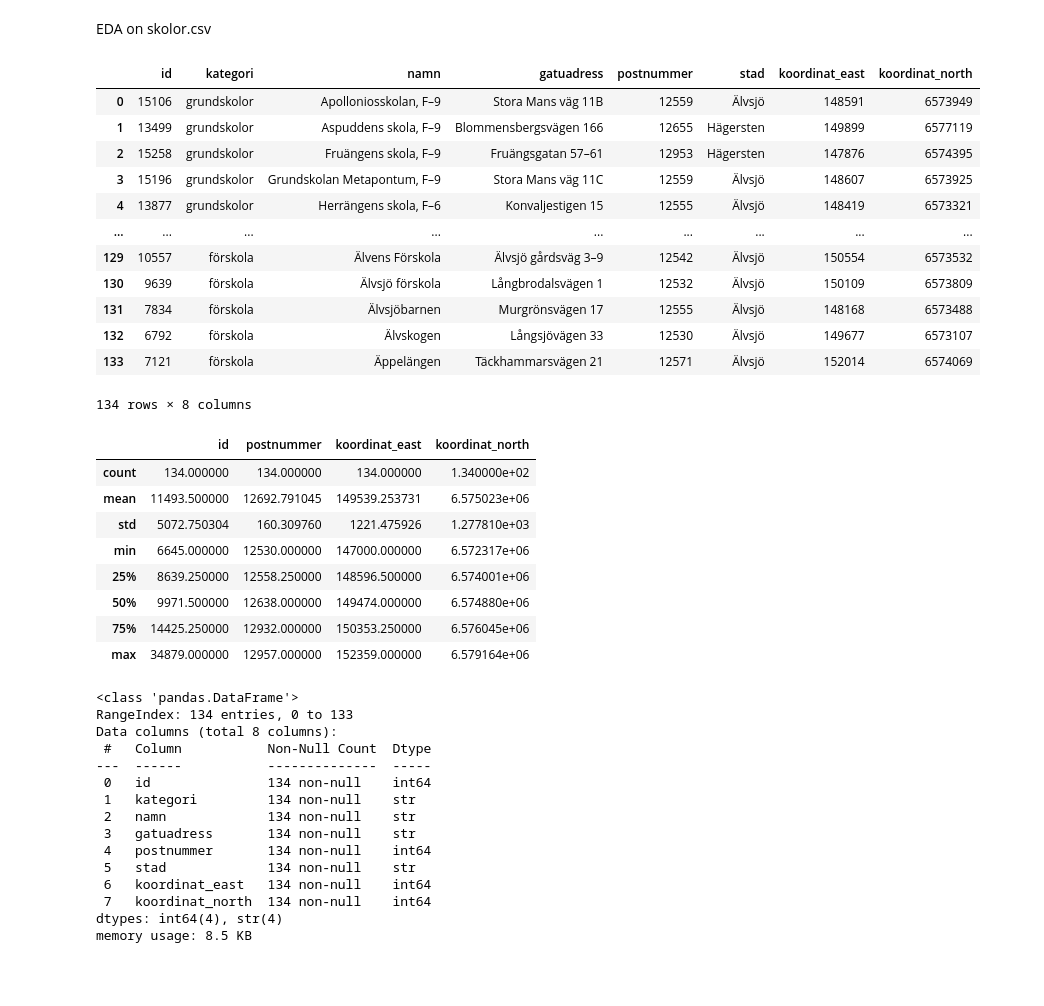
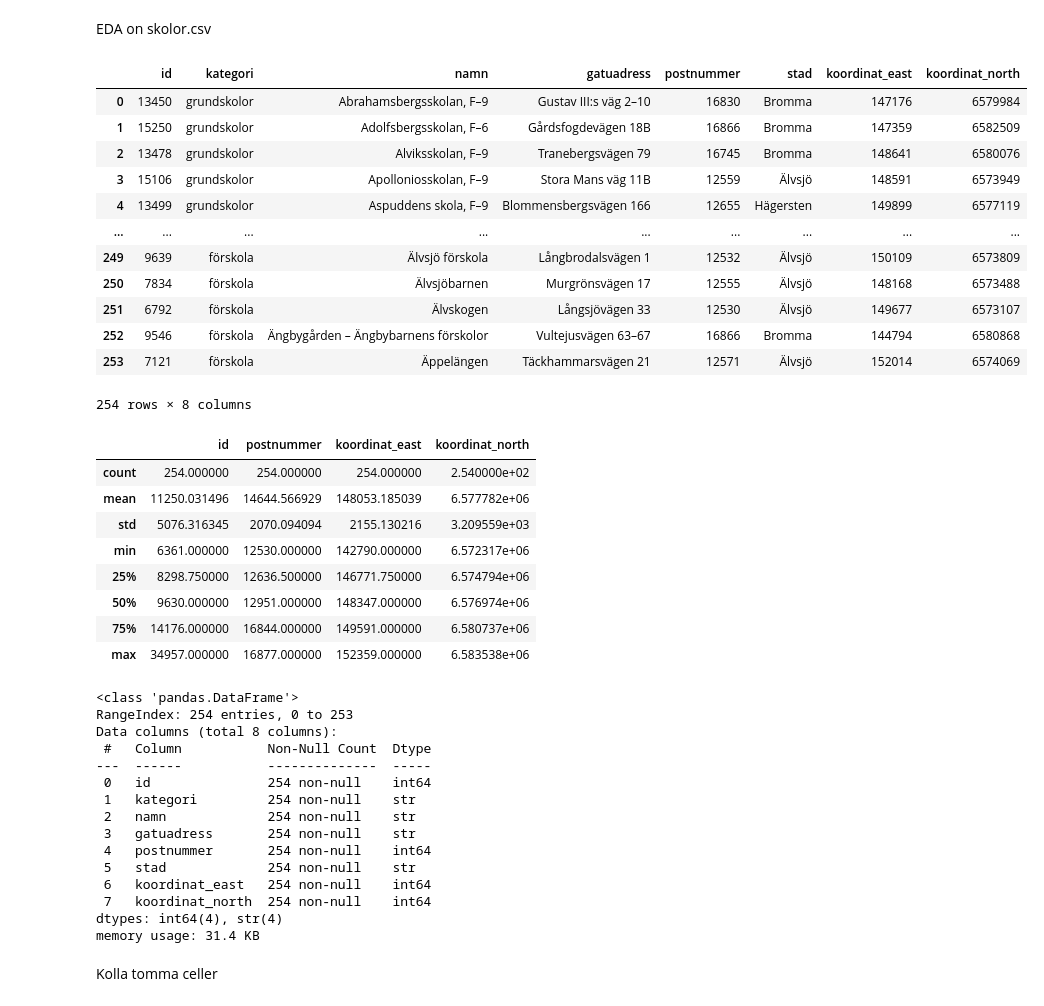
Before and after one commit to cactus-commits/UrbanPulse, a Jupyter notebook: EDA/eda_hannah.ipynb, the cells around one changed output. Cells and saved outputs as stored; diff of their text form; code cells hidden in the pictures; blank space fills up the shorter version.

```diff
--- a/EDA/eda_hannah.ipynb
+++ b/EDA/eda_hannah.ipynb
@@ -131,50 +119,52 @@ duckdb.sql(
 # %% [markdown]
 EDA on skolor.csv
 # %%
-df2 = pd.read_csv('../data_files/skolor.csv')
+df2 = pd.read_csv('../data_files/skolor_raw.csv')
 
 df2
 # %% [output]
 |  | id | kategori | namn | gatuadress | postnummer | stad | koordinat_east | koordinat_north |
-| 0 | 15106 | grundskolor | Apolloniosskolan, F–9 | Stora Mans väg 11B | 12559 | Älvsjö | 148591 | 6573949 |
-| 1 | 13499 | grundskolor | Aspuddens skola, F–9 | Blommensbergsvägen 166 | 12655 | Hägersten | 149899 | 6577119 |
-| 2 | 15258 | grundskolor | Fruängens skola, F–9 | Fruängsgatan 57–61 | 12953 | Hägersten | 147876 | 6574395 |
-| 3 | 15196 | grundskolor | Grundskolan Metapontum, F–9 | Stora Mans väg 11C | 12559 | Älvsjö | 148607 | 6573925 |
-| 4 | 13877 | grundskolor | Herrängens skola, F–6 | Konvaljestigen 15 | 12555 | Älvsjö | 148419 | 6573321 |
+| 0 | 13450 | grundskolor | Abrahamsbergsskolan, F–9 | Gustav III:s väg 2–10 | 16830 | Bromma | 147176 | 6579984 |
+| 1 | 15250 | grundskolor | Adolfsbergsskolan, F–6 | Gårdsfogdevägen 18B | 16866 | Bromma | 147359 | 6582509 |
+| 2 | 13478 | grundskolor | Alviksskolan, F–9 | Tranebergsvägen 79 | 16745 | Bromma | 148641 | 6580076 |
+| 3 | 15106 | grundskolor | Apolloniosskolan, F–9 | Stora Mans väg 11B | 12559 | Älvsjö | 148591 | 6573949 |
+| 4 | 13499 | grundskolor | Aspuddens skola, F–9 | Blommensbergsvägen 166 | 12655 | Hägersten | 149899 | 6577119 |
 | ... | ... | ... | ... | ... | ... | ... | ... | ... |
-| 129 | 10557 | förskola | Älvens Förskola | Älvsjö gårdsväg 3–9 | 12542 | Älvsjö | 150554 | 6573532 |
-| 130 | 9639 | förskola | Älvsjö förskola | Långbrodalsvägen 1 | 12532 | Älvsjö | 150109 | 6573809 |
-| 131 | 7834 | förskola | Älvsjöbarnen | Murgrönsvägen 17 | 12555 | Älvsjö | 148168 | 6573488 |
-| 132 | 6792 | förskola | Älvskogen | Långsjövägen 33 | 12530 | Älvsjö | 149677 | 6573107 |
-| 133 | 7121 | förskola | Äppelängen | Täckhammarsvägen 21 | 12571 | Älvsjö | 152014 | 6574069 |
+| 249 | 9639 | förskola | Älvsjö förskola | Långbrodalsvägen 1 | 12532 | Älvsjö | 150109 | 6573809 |
+| 250 | 7834 | förskola | Älvsjöbarnen | Murgrönsvägen 17 | 12555 | Älvsjö | 148168 | 6573488 |
+| 251 | 6792 | förskola | Älvskogen | Långsjövägen 33 | 12530 | Älvsjö | 149677 | 6573107 |
+| 252 | 9546 | förskola | Ängbygården – Ängbybarnens förskolor | Vultejusvägen 63–67 | 16866 | Bromma | 144794 | 6580868 |
+| 253 | 7121 | förskola | Äppelängen | Täckhammarsvägen 21 | 12571 | Älvsjö | 152014 | 6574069 |
-134 rows × 8 columns
+254 rows × 8 columns
 # %%
 df2.describe()
 # %% [output]
 |  | id | postnummer | koordinat_east | koordinat_north |
-| count | 134.000000 | 134.000000 | 134.000000 | 1.340000e+02 |
-| mean | 11493.500000 | 12692.791045 | 149539.253731 | 6.575023e+06 |
-| std | 5072.750304 | 160.309760 | 1221.475926 | 1.277810e+03 |
-| min | 6645.000000 | 12530.000000 | 147000.000000 | 6.572317e+06 |
-| 25% | 8639.250000 | 12558.250000 | 148596.500000 | 6.574001e+06 |
-| 50% | 9971.500000 | 12638.000000 | 149474.000000 | 6.574880e+06 |
-| 75% | 14425.250000 | 12932.000000 | 150353.250000 | 6.576045e+06 |
-| max | 34879.000000 | 12957.000000 | 152359.000000 | 6.579164e+06 |
+| count | 254.000000 | 254.000000 | 254.000000 | 2.540000e+02 |
+| mean | 11250.031496 | 14644.566929 | 148053.185039 | 6.577782e+06 |
+| std | 5076.316345 | 2070.094094 | 2155.130216 | 3.209559e+03 |
+| min | 6361.000000 | 12530.000000 | 142790.000000 | 6.572317e+06 |
+| 25% | 8298.750000 | 12636.500000 | 146771.750000 | 6.574794e+06 |
+| 50% | 9630.000000 | 12951.000000 | 148347.000000 | 6.576974e+06 |
+| 75% | 14176.000000 | 16844.000000 | 149591.000000 | 6.580737e+06 |
+| max | 34957.000000 | 16877.000000 | 152359.000000 | 6.583538e+06 |
 # %%
 df2.info()
 # %% [output]
 <class 'pandas.DataFrame'>
-RangeIndex: 134 entries, 0 to 133
+RangeIndex: 254 entries, 0 to 253
 Data columns (total 8 columns):
  #   Column           Non-Null Count  Dtype
 ---  ------           --------------  -----
- 0   id               134 non-null    int64
- 1   kategori         134 non-null    str
- 2   namn             134 non-null    str
- 3   gatuadress       134 non-null    str
- 4   postnummer       134 non-null    int64
- 5   stad             134 non-null    str
- 6   koordinat_east   134 non-null    int64
- 7   koordinat_north  134 non-null    int64
+ 0   id               254 non-null    int64
+ 1   kategori         254 non-null    str
+ 2   namn             254 non-null    str
+ 3   gatuadress       254 non-null    str
+ 4   postnummer       254 non-null    int64
+ 5   stad             254 non-null    str
+ 6   koordinat_east   254 non-null    int64
+ 7   koordinat_north  254 non-null    int64
 dtypes: int64(4), str(4)
-memory usage: 8.5 KB
+memory usage: 31.4 KB
+# %% [markdown]
+Kolla tomma celler
```
Also changed, not shown: parts of 7 cells of this notebook.
